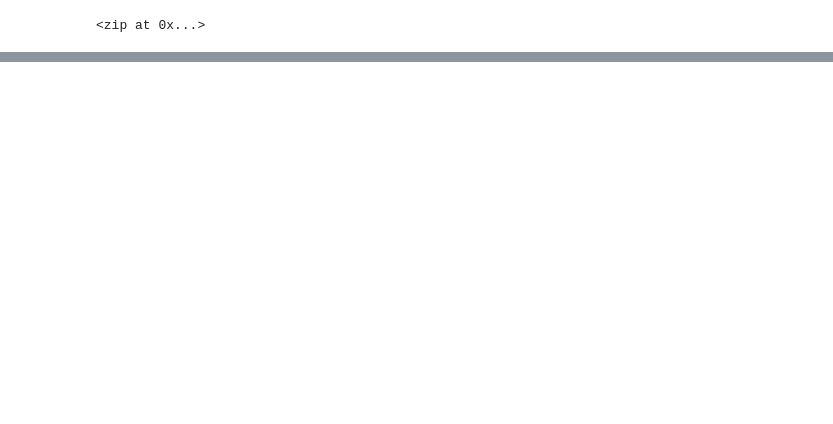
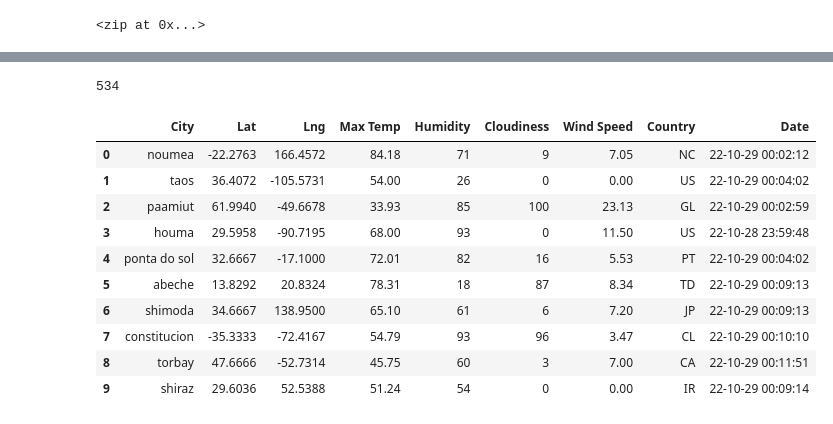
Before and after one commit to domivillacis/World_Weather_Analysis, a Jupyter notebook: WeatherPy.ipynb, the cells around one changed output, grey strips where cells are left out. Saved outputs shown, nothing was run; the diff lists cells and outputs as text; code cells hidden in the pictures; blank space fills up the shorter version.

Commit message:
Modifying .gitignore and adding WeatherPy file

```diff
--- a/WeatherPy.ipynb
+++ b/WeatherPy.ipynb
@@ -55,0 +63,4 @@ len(cities)
+# %%
+# Starting URL for Weather Map API Call (Base URL)
+url = "http://api.openweathermap.org/data/2.5/weather?units=Imperial&APPID=" + weather_api_key
+#print(url)
@@ -55,0 +153,20 @@ len(cities)
+# %%
+len(city_data)
+# %% [output]
+534
+# %%
+# Convert the array of dictionaries to a Pandas DataFrame.
+city_data_df = pd.DataFrame(city_data)
+city_data_df.head(10)
+# %% [output]
+|  | City | Lat | Lng | Max Temp | Humidity | Cloudiness | Wind Speed | Country | Date |
+| 0 | noumea | -22.2763 | 166.4572 | 84.18 | 71 | 9 | 7.05 | NC | 22-10-29 00:02:12 |
+| 1 | taos | 36.4072 | -105.5731 | 54.00 | 26 | 0 | 0.00 | US | 22-10-29 00:04:02 |
+| 2 | paamiut | 61.9940 | -49.6678 | 33.93 | 85 | 100 | 23.13 | GL | 22-10-29 00:02:59 |
+| 3 | houma | 29.5958 | -90.7195 | 68.00 | 93 | 0 | 11.50 | US | 22-10-28 23:59:48 |
+| 4 | ponta do sol | 32.6667 | -17.1000 | 72.01 | 82 | 16 | 5.53 | PT | 22-10-29 00:04:02 |
+| 5 | abeche | 13.8292 | 20.8324 | 78.31 | 18 | 87 | 8.34 | TD | 22-10-29 00:09:13 |
+| 6 | shimoda | 34.6667 | 138.9500 | 65.10 | 61 | 6 | 7.20 | JP | 22-10-29 00:09:13 |
+| 7 | constitucion | -35.3333 | -72.4167 | 54.79 | 93 | 96 | 3.47 | CL | 22-10-29 00:10:10 |
+| 8 | torbay | 47.6666 | -52.7314 | 45.75 | 60 | 3 | 7.00 | CA | 22-10-29 00:11:51 |
+| 9 | shiraz | 29.6036 | 52.5388 | 51.24 | 54 | 0 | 0.00 | IR | 22-10-29 00:09:14 |
```
Also changed, not shown: parts of 6 cells of this notebook, 1 other file.
